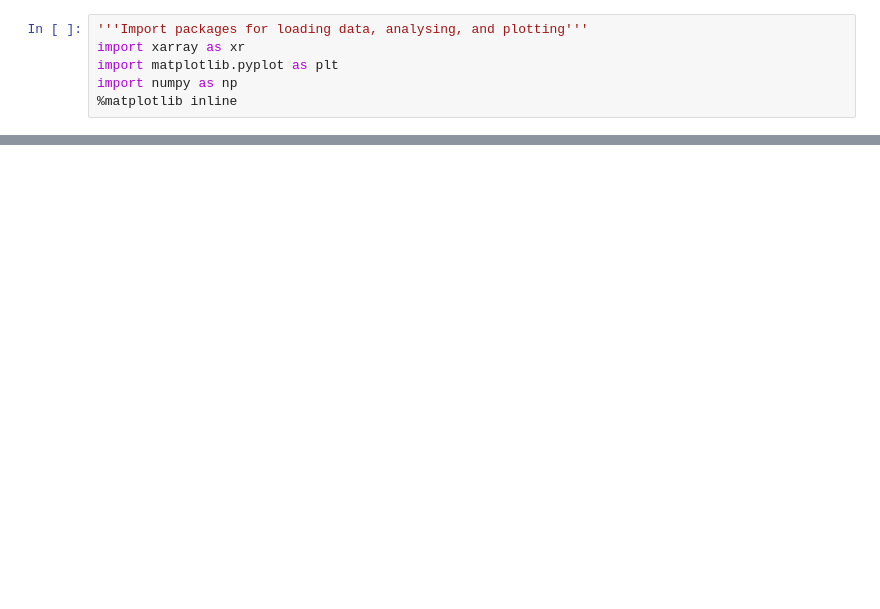
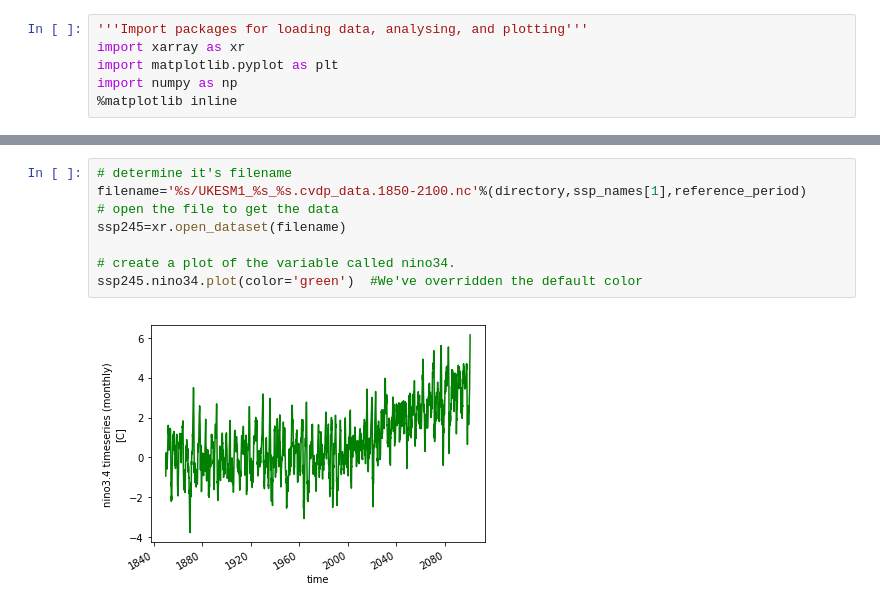
Before and after one commit to chrisbrierley/geog0121, a Jupyter notebook: practicals/UKESM1_in_Python/time_series_plot_examples.ipynb, the cells around one changed output, grey strips where cells are left out. Cells and saved outputs as stored; diff of their text form; blank space fills up the shorter version.

```diff
--- a/practicals/UKESM1_in_Python/time_series_plot_examples.ipynb
+++ b/practicals/UKESM1_in_Python/time_series_plot_examples.ipynb
@@ -543,0 +50,10 @@ d.close()
+# %%
+# determine it's filename
+filename='%s/UKESM1_%s_%s.cvdp_data.1850-2100.nc'%(directory,ssp_names[1],reference_period)
+# open the file to get the data
+ssp245=xr.open_dataset(filename)
+
+# create a plot of the variable called nino34.
+ssp245.nino34.plot(color='green')  #We've overridden the default color
+# %% [output]
+[figure, added]
```
Also changed, not shown: parts of 71 cells of this notebook, 1 other file.
